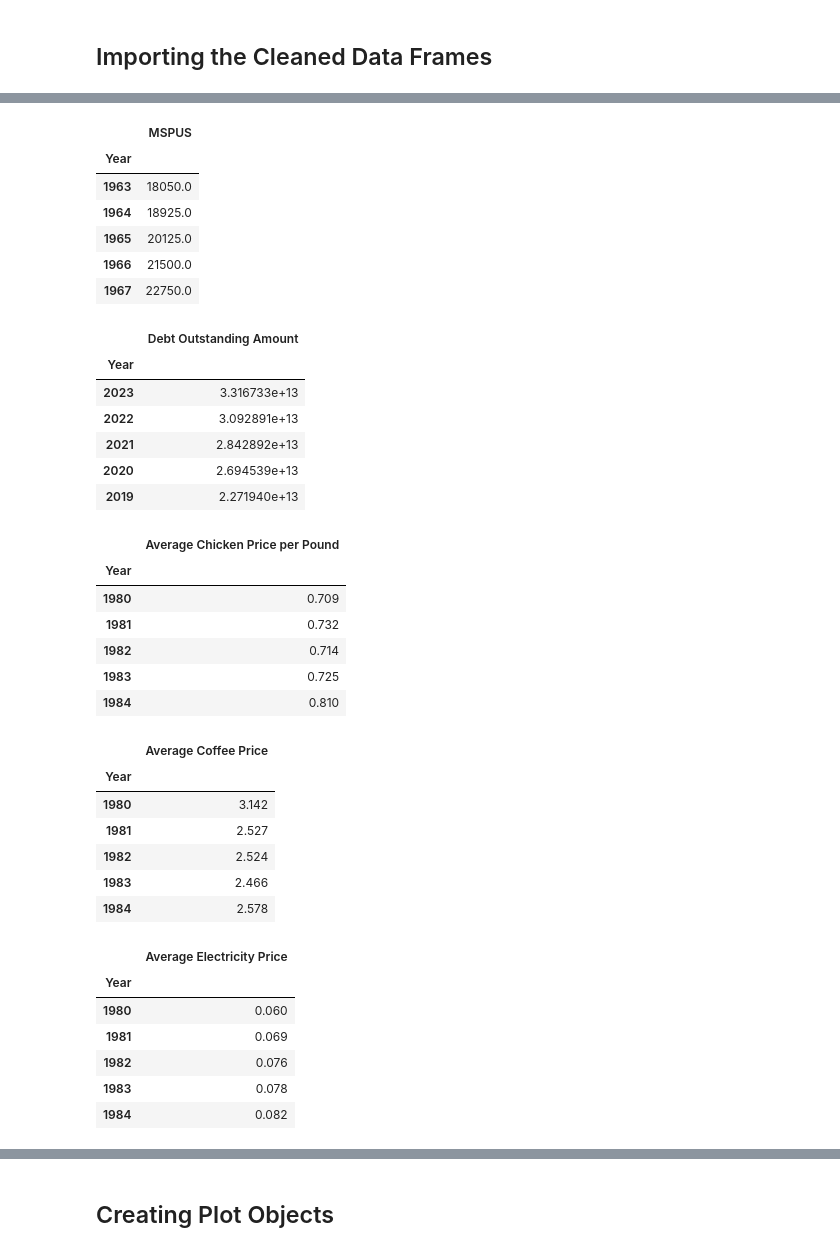
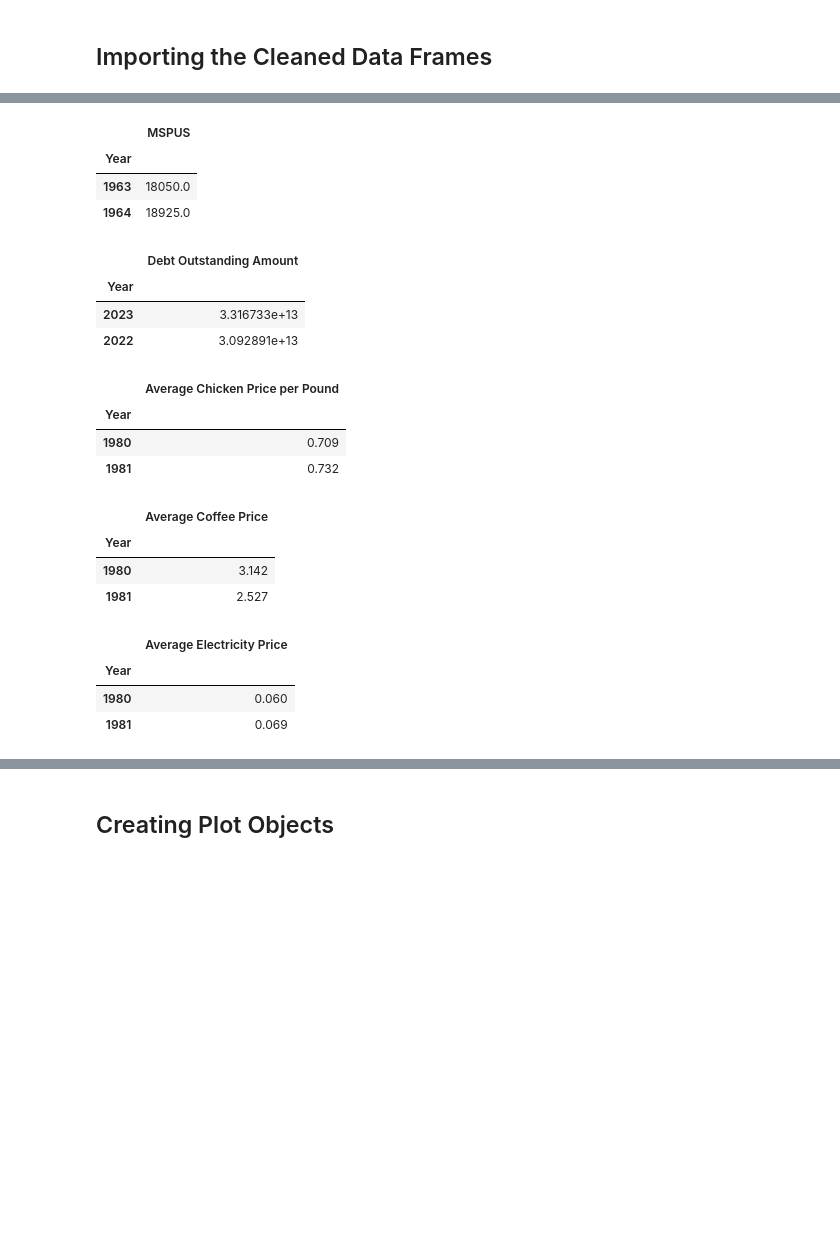
Before and after one commit to realminhnguyen/Project_1, a Jupyter notebook: visualization.ipynb, the cells around one changed output, grey strips where cells are left out. Drawn from its saved outputs; the diff is of its cells as text; code cells hidden in the pictures; blank space fills up the shorter version.

```diff
--- a/visualization.ipynb
+++ b/visualization.ipynb
@@ -45,57 +38,42 @@ median_income_df.head()
 # %%
 # Median House Price per year
-median_house_df.head()
+median_house_df.head(2)
 # %% [output]
 |  | MSPUS |
 | Year |  |
 | 1963 | 18050.0 |
 | 1964 | 18925.0 |
-| 1965 | 20125.0 |
-| 1966 | 21500.0 |
-| 1967 | 22750.0 |
 # %%
 # U.S. National Debt per year
-us_debt_df.head()
+us_debt_df.head(2)
 # %% [output]
 |  | Debt Outstanding Amount |
 | Year |  |
 | 2023 | 3.316733e+13 |
 | 2022 | 3.092891e+13 |
-| 2021 | 2.842892e+13 |
-| 2020 | 2.694539e+13 |
-| 2019 | 2.271940e+13 |
 # %%
 # Price for a Pound of Chicken per year
-chicken_df.head()
+chicken_df.head(2)
 # %% [output]
 |  | Average Chicken Price per Pound |
 | Year |  |
 | 1980 | 0.709 |
 | 1981 | 0.732 |
-| 1982 | 0.714 |
-| 1983 | 0.725 |
-| 1984 | 0.810 |
 # %%
 # Price for a Pound of Coffee per year
-coffee_df.head()
+coffee_df.head(2)
 # %% [output]
 |  | Average Coffee Price |
 | Year |  |
 | 1980 | 3.142 |
 | 1981 | 2.527 |
-| 1982 | 2.524 |
-| 1983 | 2.466 |
-| 1984 | 2.578 |
 # %%
 # Price of Electricity per PWH per year
-electricity_df.head()
+electricity_df.head(2)
 # %% [output]
 |  | Average Electricity Price |
 | Year |  |
 | 1980 | 0.060 |
 | 1981 | 0.069 |
-| 1982 | 0.076 |
-| 1983 | 0.078 |
-| 1984 | 0.082 |
 # %%
 # Price of Gasoline per gallon per year
```
Also changed, not shown: parts of 28 cells of this notebook.
